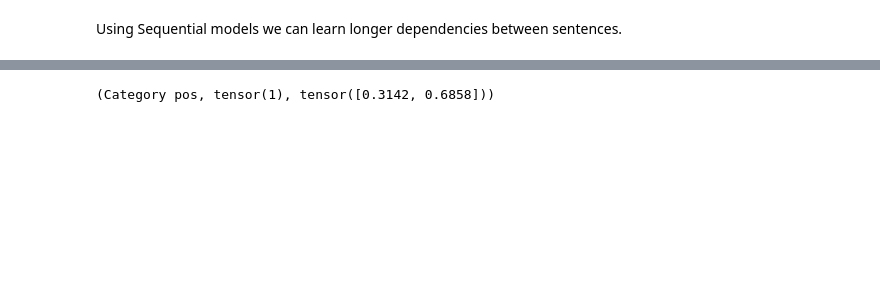
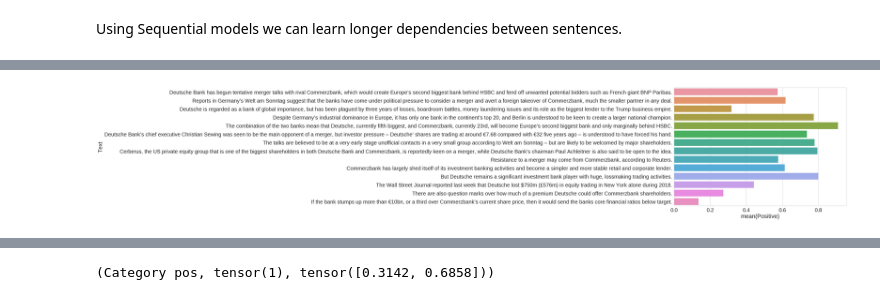
Before and after one commit to cgangwar11/Coding-Practice, a Jupyter notebook: demo_final.ipynb, the cells around one changed output, grey strips where cells are left out. Saved outputs shown, nothing was run; the diff lists cells and outputs as text; code cells hidden in the pictures; blank space fills up the shorter version.

```diff
--- a/demo_final.ipynb
+++ b/demo_final.ipynb
@@ -109,0 +181,4 @@ Using Sequential models we can learn longer dependencies between sentences.
+# %%
+predict_and_plot_in_group(corpus4,{"-":""})
+# %% [output]
+[figure, added]
```
Also changed, not shown: parts of 15 cells of this notebook.
